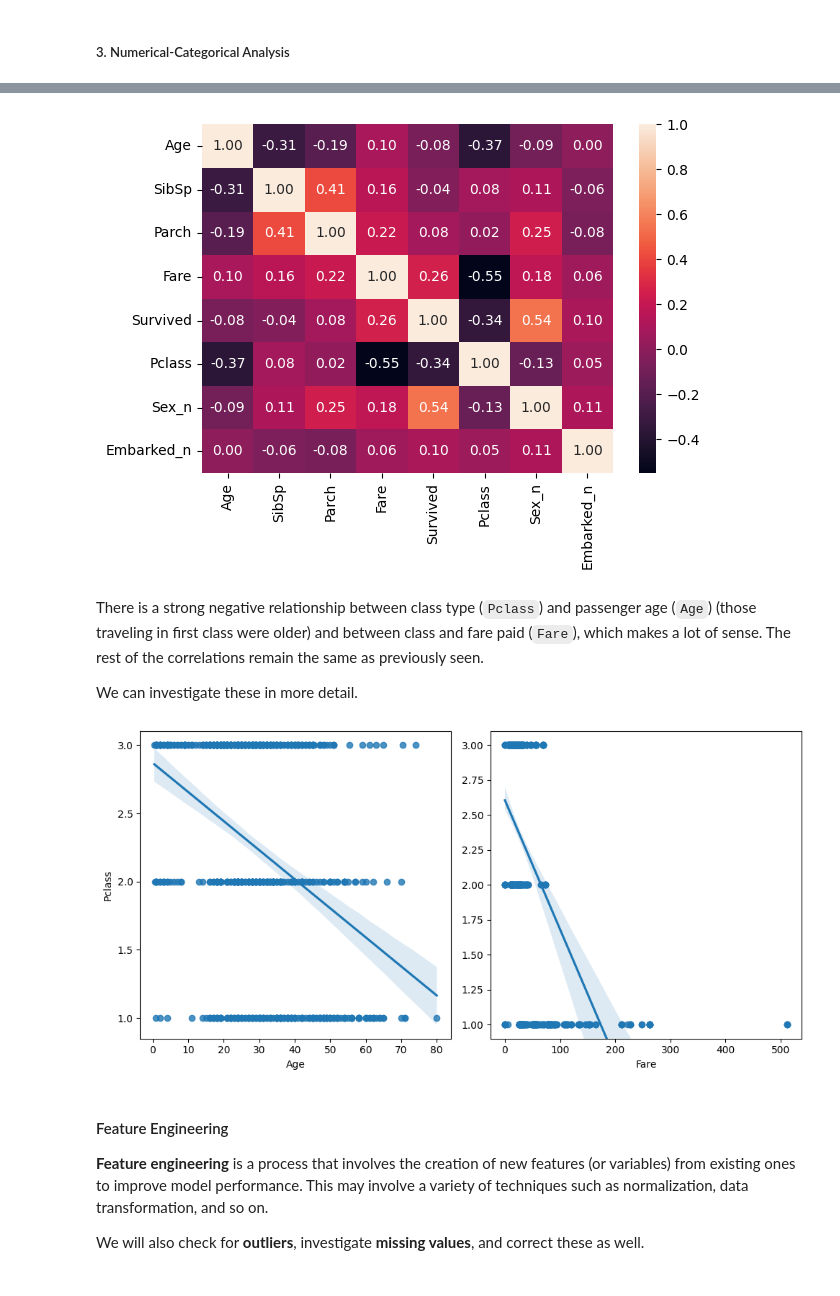
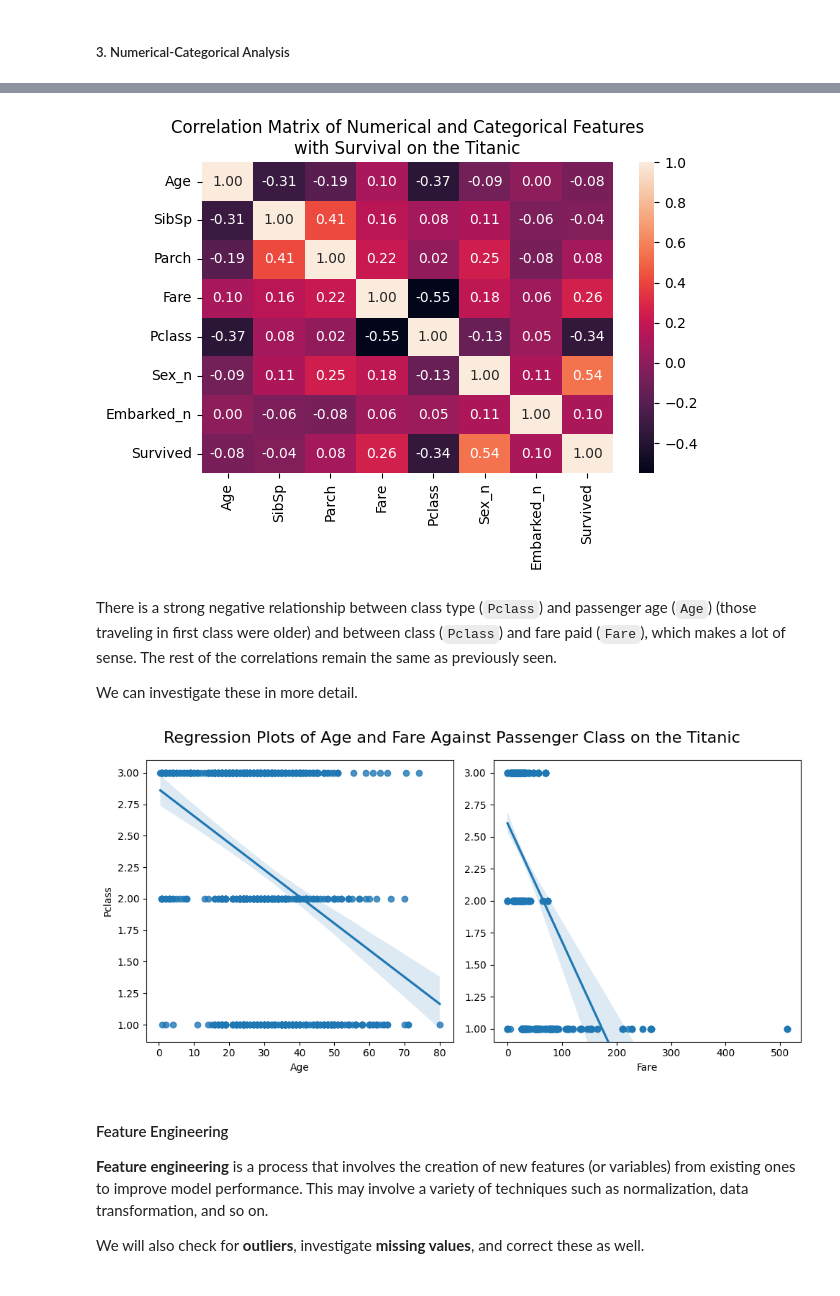
Before and after one commit to themarisolhernandez/ds-review-lessons, a Jupyter notebook: 16-exploratory-data-analysis.ipynb, the cells around one changed output, grey strips where cells are left out. Cells and saved outputs as stored; diff of their text form; code cells hidden in the pictures.

```diff
--- a/16-exploratory-data-analysis.ipynb
+++ b/16-exploratory-data-analysis.ipynb
@@ -779,8 +784,9 @@ df[["Sex", "Sex_n"]]
 | 890 | male | 0 |
 891 rows × 2 columns
 # %%
-categorical_features = ['Survived', 'Pclass', 'Sex_n', 'Embarked_n']
+categorical_features = ['Pclass', 'Sex_n', 'Embarked_n']
 
 sns.heatmap(df[categorical_features + ['Survived']].corr(), annot = True, fmt = ".2f")
+plt.title("Correlation Matrix of Categorical Features\nand Survival on the Titanic")
 plt.show()
 # %% [output]
@@ -807,10 +814,11 @@ Categorical features: ['Survived', 'Pclass', 'Sex_n', 'Embarked_n']
 # %%
-sns.heatmap(df[numerical_features + categorical_features].corr(), annot = True, fmt = ".2f")
+sns.heatmap(df[numerical_features + categorical_features + ['Survived']].corr(), annot = True, fmt = ".2f")
+plt.title("Correlation Matrix of Numerical and Categorical Features\nwith Survival on the Titanic")
 plt.tight_layout()
 # %% [output]
-[figure, old version]
+[figure, new version]
 # %% [markdown]
-There is a strong negative relationship between class type (`Pclass`) and passenger age (`Age`) (those traveling in first class were older) and between class and fare paid (`Fare`), which makes a lot of sense. The rest of the correlations remain the same as previously seen.
+There is a strong negative relationship between class type (`Pclass`) and passenger age (`Age`) (those traveling in first class were older) and between class (`Pclass`) and fare paid (`Fare`), which makes a lot of sense. The rest of the correlations remain the same as previously seen.
 
 We can investigate these in more detail.
 # %%
@@ -819,11 +827,12 @@ fig, axis = plt.subplots(figsize = (10, 5), ncols = 2)
 sns.regplot(ax = axis[0], data = df, x = "Age", y = "Pclass")
 sns.regplot(ax = axis[1], data = df, x = "Fare", y = "Pclass").set(ylabel = None, ylim = (0.9, 3.1))
 
+fig.suptitle("Regression Plots of Age and Fare Against Passenger Class on the Titanic", fontsize=16)
 plt.tight_layout()
 
 plt.show()
 # %% [output]
-[figure, old version]
+[figure, new version]
 # %% [markdown]
 #### Feature Engineering
 **Feature engineering** is a process that involves the creation of new features (or variables) from existing ones to improve model performance. This may involve a variety of techniques such as normalization, data transformation, and so on.
```
Also changed, not shown: parts of 36 cells of this notebook, 4 other files.
